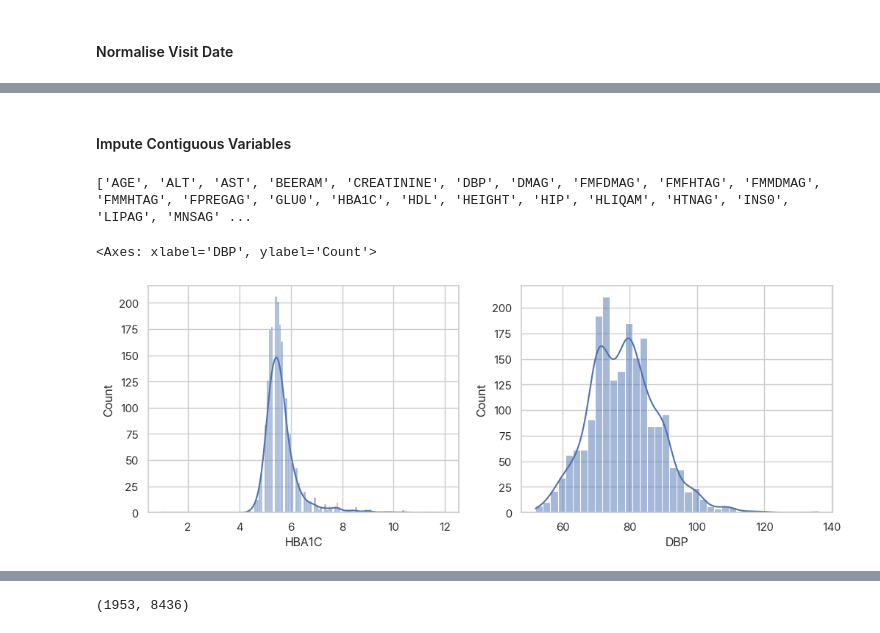
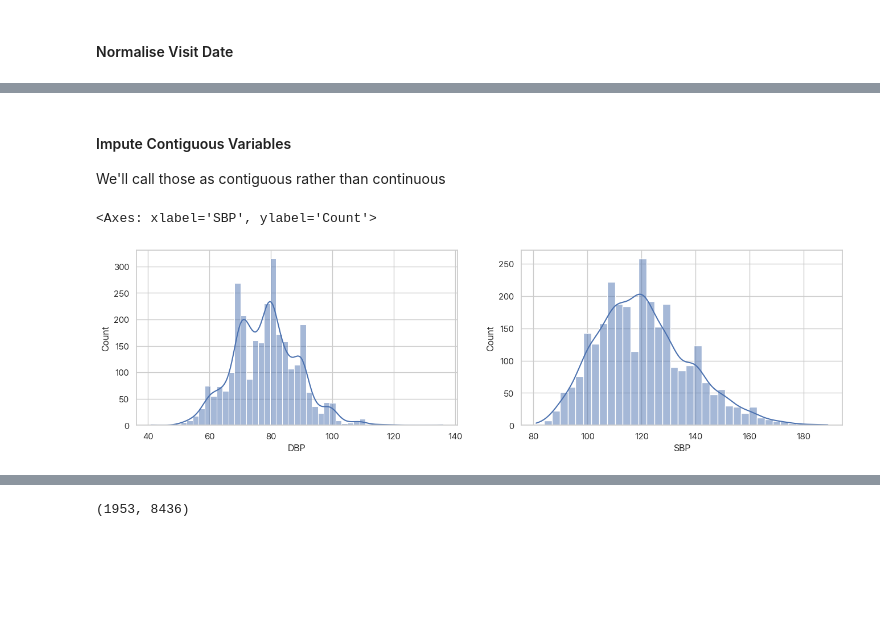
Before and after one commit to beeseosil/nih.go.kr, a Jupyter notebook: koges/qwer.ipynb, the cells around one changed output, grey strips where cells are left out. Saved outputs shown, nothing was run; the diff lists cells and outputs as text; code cells hidden in the pictures; blank space fills up the shorter version.

```diff
--- a/koges/qwer.ipynb
+++ b/koges/qwer.ipynb
@@ -329,9 +313,11 @@ _dtf
 # %%
 _index=tuple(zip(
   [q[0] for q in koges.index],
-  list(map(lambda q:_dtf[(asdf(q))],koges.index.get_level_values(1))),
-  [q[2] for q in koges.index]
+  [q[2] for q in koges.index],
+  list(map(
+    lambda q:_dtf[(asdf(q))],koges.index.get_level_values(1)
+  ))
 ))
 koges.index=pd.MultiIndex.from_tuples(_index)
-koges.index.names=("id","theta","visit")
+koges.index.names=("id","visit","theta")
 # %%
@@ -358,4 +344,5 @@ if len(koges.columns.tolist()) == len(set(koges.columns.tolist())):print(padding
 # %% [markdown]
 #### Impute Contiguous Variables
+We'll call those as contiguous rather than continuous
 # %%
 ukValueMapper={
@@ -373,18 +359,22 @@ def varSelectorType(variableType:str)->list:
   return final
+# %%
+gaseol_y="DBP"
+yesi="SBP"
 # %%
 targets=varSelectorType("contiguous")
 targets.append("theta")
-imputationTargets=koges.reset_index().set_index("id")[targets].applymap(lambda q:ukValueMapper[q] if q in ukValueMapper.keys() else q)
-imputationTargets=imputationTargets.loc[pd.notna(imputationTargets.HBA1C),:].copy()
+
+imputationTargets=koges.reset_index().set_index("id")[targets].applymap(
+  lambda q:ukValueMapper[q] if q in ukValueMapper.keys() else q
+)
+imputationTargets=imputationTargets.loc[pd.notna(imputationTargets[gaseol_y]),:].copy()
-# %% [output]
-['AGE', 'ALT', 'AST', 'BEERAM', 'CREATININE', 'DBP', 'DMAG', 'FMFDMAG', 'FMFHTAG', 'FMMDMAG', 'FMMHTAG', 'FPREGAG', 'GLU0', 'HBA1C', 'HDL', 'HEIGHT', 'HIP', 'HLIQAM', 'HTNAG', 'INS0', 'LIPAG', 'MNSAG' ...
 # %%
-i0=imputationTargets[[q for q in imputationTargets.columns if not q=="HBA1C"]]
-o0=imputationTargets.HBA1C
+i0=imputationTargets[[q for q in imputationTargets.columns if not q==gaseol_y]]
+o0=imputationTargets[gaseol_y]
 # %%
-_,ax=plt.subplots(1,2,figsize=(12,4))
+_,ax=plt.subplots(1,2,figsize=(16,4))
 sns.histplot(o0,ax=ax[0],kde=True,legend=False)
-sns.histplot(i0.DBP,ax=ax[1],kde=True,legend=False)
+sns.histplot(i0[yesi],ax=ax[1],kde=True,legend=False)
 # %% [output]
-<Axes: xlabel='DBP', ylabel='Count'>
+<Axes: xlabel='SBP', ylabel='Count'>
-[figure, old version]
+[figure, new version]
```
Also changed, not shown: parts of 43 cells of this notebook, 1 other file.
